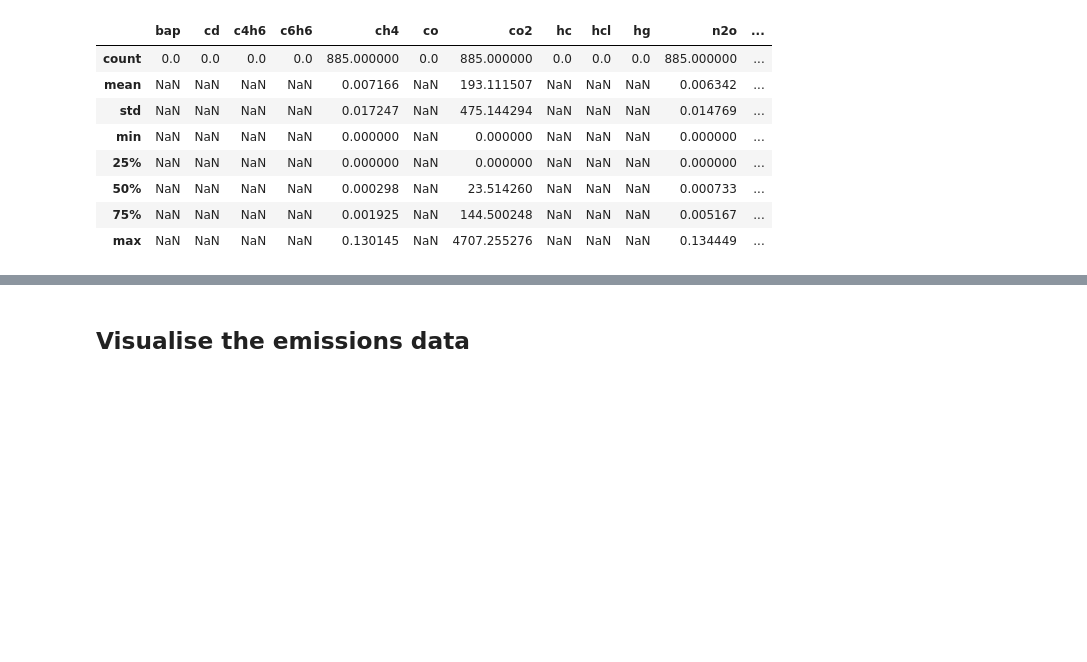
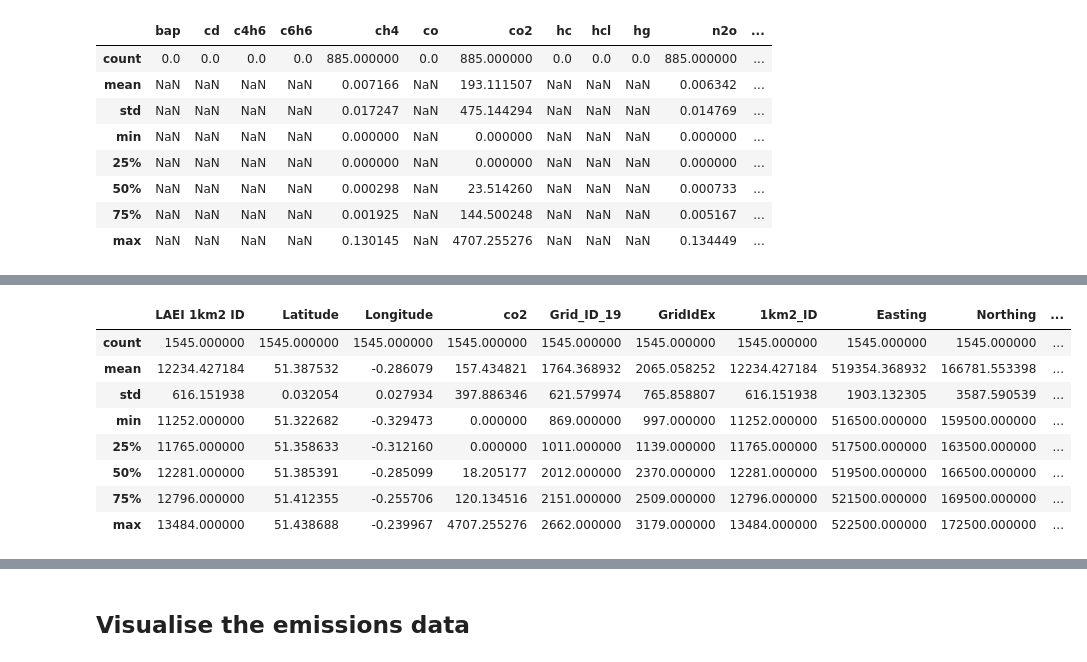
Before and after one commit to andrewsivanesan/London-air-quality, a Jupyter notebook: LondonAirQualityAnalysis.ipynb, the cells around one changed output, grey strips where cells are left out. Cells and saved outputs as stored; diff of their text form; code cells hidden in the pictures; blank space fills up the shorter version.

```diff
--- a/LondonAirQualityAnalysis.ipynb
+++ b/LondonAirQualityAnalysis.ipynb
@@ -111 +120,13 @@ petrol_cars.describe()
+# %%
+kingston_road_transport.describe()
+# %% [output]
+|  | LAEI 1km2 ID | Latitude | Longitude | co2 | Grid_ID_19 | GridIdEx | 1km2_ID | Easting | Northing | ... |
+| count | 1545.000000 | 1545.000000 | 1545.000000 | 1545.000000 | 1545.000000 | 1545.000000 | 1545.000000 | 1545.000000 | 1545.000000 | ... |
+| mean | 12234.427184 | 51.387532 | -0.286079 | 157.434821 | 1764.368932 | 2065.058252 | 12234.427184 | 519354.368932 | 166781.553398 | ... |
+| std | 616.151938 | 0.032054 | 0.027934 | 397.886346 | 621.579974 | 765.858807 | 616.151938 | 1903.132305 | 3587.590539 | ... |
+| min | 11252.000000 | 51.322682 | -0.329473 | 0.000000 | 869.000000 | 997.000000 | 11252.000000 | 516500.000000 | 159500.000000 | ... |
+| 25% | 11765.000000 | 51.358633 | -0.312160 | 0.000000 | 1011.000000 | 1139.000000 | 11765.000000 | 517500.000000 | 163500.000000 | ... |
+| 50% | 12281.000000 | 51.385391 | -0.285099 | 18.205177 | 2012.000000 | 2370.000000 | 12281.000000 | 519500.000000 | 166500.000000 | ... |
+| 75% | 12796.000000 | 51.412355 | -0.255706 | 120.134516 | 2151.000000 | 2509.000000 | 12796.000000 | 521500.000000 | 169500.000000 | ... |
+| max | 13484.000000 | 51.438688 | -0.239967 | 4707.255276 | 2662.000000 | 3179.000000 | 13484.000000 | 522500.000000 | 172500.000000 | ... |
 # %%
```
Also changed, not shown: parts of 20 cells of this notebook.
